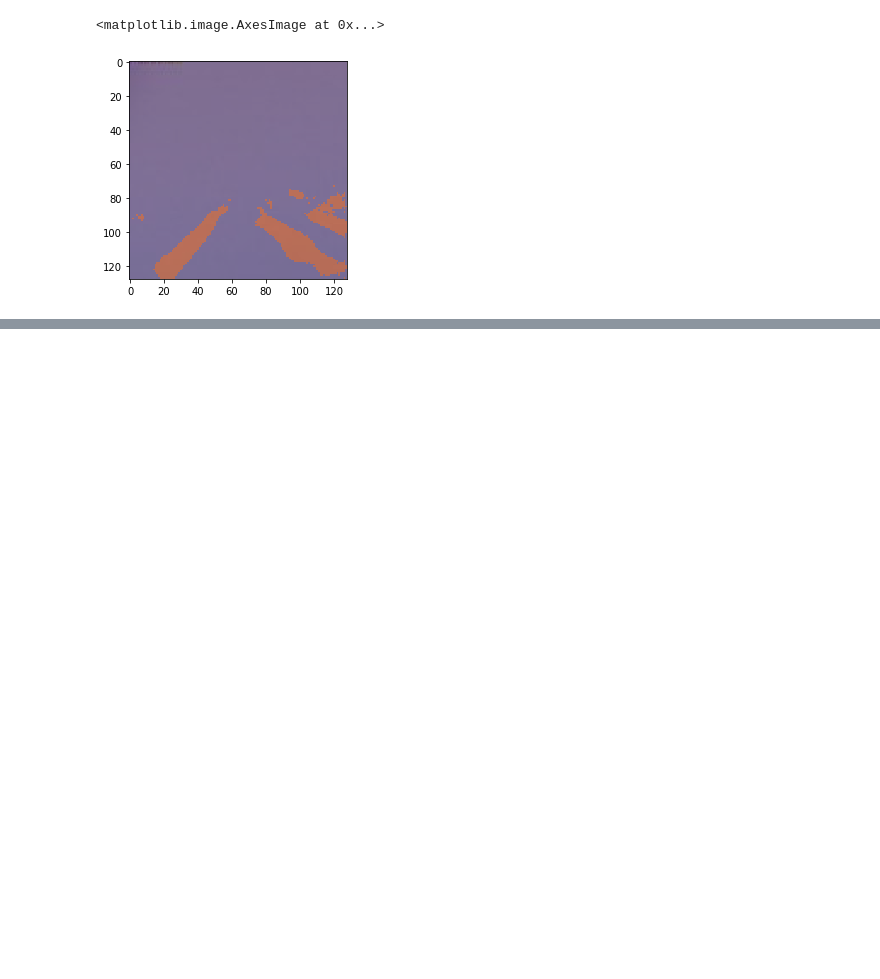
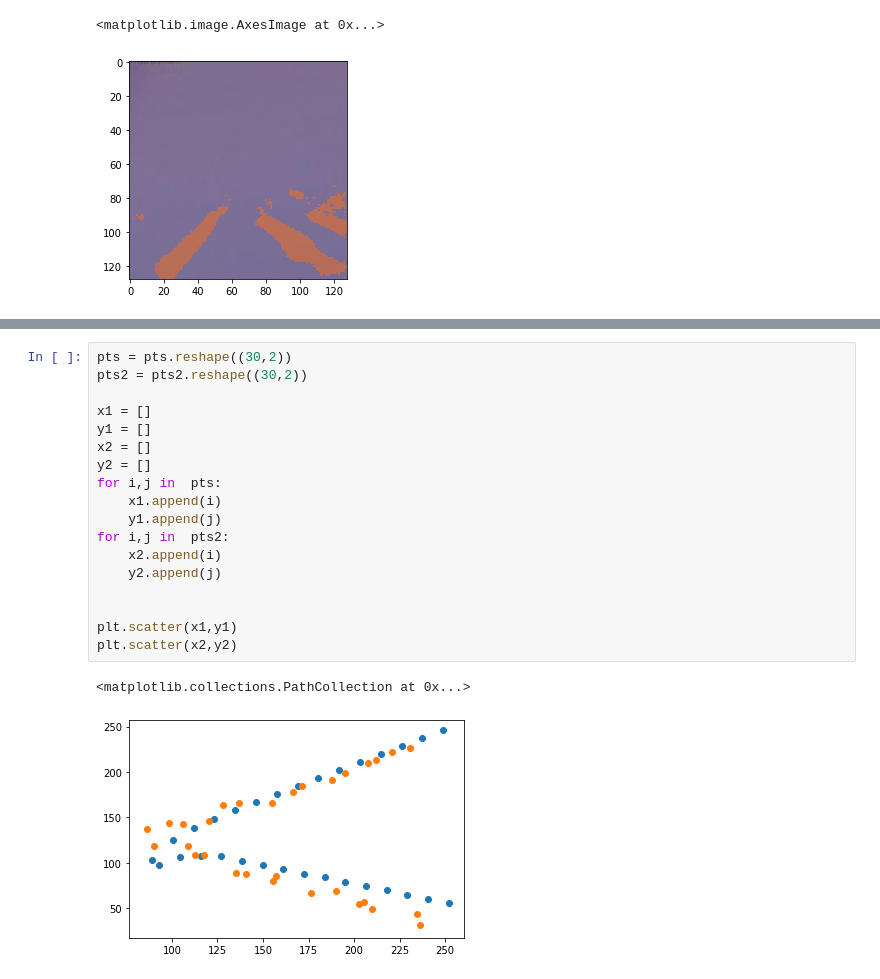
Before and after one commit to anudeepsekhar/Lane-Detection-Pytorch, a Jupyter notebook: scripts/LaneDetection.ipynb, the cells around one changed output, grey strips where cells are left out. Saved outputs shown, nothing was run; the diff lists cells and outputs as text; blank space fills up the shorter version.

```diff
--- a/scripts/LaneDetection.ipynb
+++ b/scripts/LaneDetection.ipynb
@@ -122,0 +141,21 @@ plt.imshow(otsu, cmap='jet', alpha=0.5)
+# %%
+pts = pts.reshape((30,2))
+pts2 = pts2.reshape((30,2))
+
+x1 = []
+y1 = []
+x2 = []
+y2 = []
+for i,j in  pts:
+    x1.append(i)
+    y1.append(j)
+for i,j in  pts2:
+    x2.append(i)
+    y2.append(j)
+
+
+plt.scatter(x1,y1)
+plt.scatter(x2,y2)
+# %% [output]
+<matplotlib.collections.PathCollection at 0x...>
+[figure, added]
```
Also changed, not shown: parts of 21 cells of this notebook, 7 other files.
